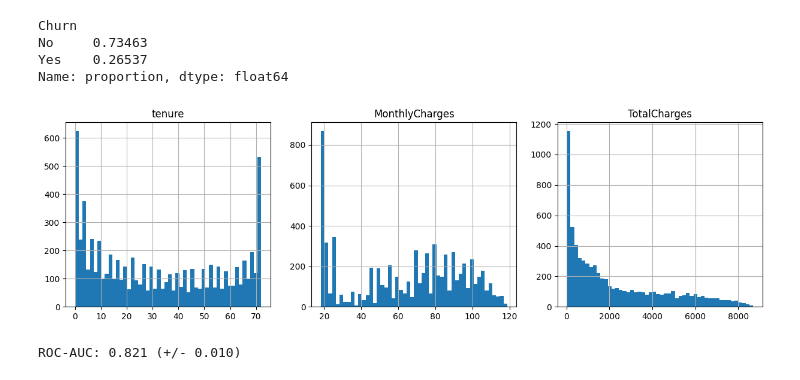
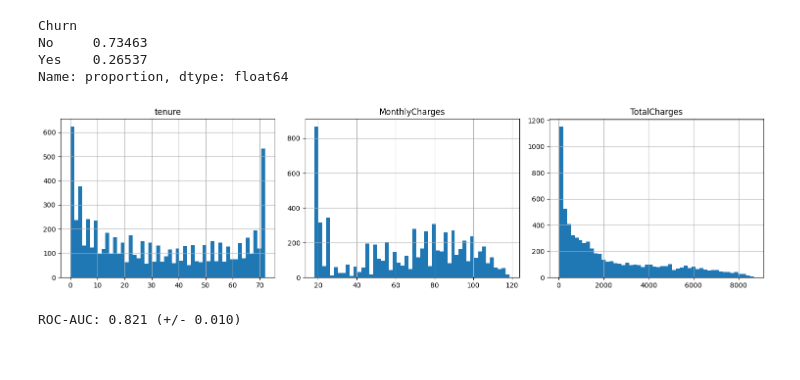
Before and after one commit to Filaxis/telco-churn-miniproject, a Jupyter notebook: telco_churn.ipynb, the cells around one changed output. Cells and saved outputs as stored; diff of their text form; code cells hidden in the pictures.

```diff
--- a/telco_churn.ipynb
+++ b/telco_churn.ipynb
@@ -107,11 +211,13 @@ telco_churn['TotalCharges'] = pd.to_numeric(telco_churn['TotalCharges'], errors=
 # %%
 fig, axes = plt.subplots(1, 3, figsize=(15, 4))
 for ax, col in zip(axes, ['tenure', 'MonthlyCharges', 'TotalCharges']):
     telco_churn[col].dropna().hist(bins=50, ax=ax)
     ax.set_title(col)
+plt.tight_layout()
+plt.savefig('outputs/numeric_distributions.png', dpi=150, bbox_inches='tight')
 plt.show()
 # %% [output]
-[figure, old version]
+[figure, new version]
 # %%
 class TotalChargesImputer(BaseEstimator, TransformerMixin):
     def fit(self, X, y=None):
```
Also changed, not shown: parts of 3 cells of this notebook, 2 other files.
